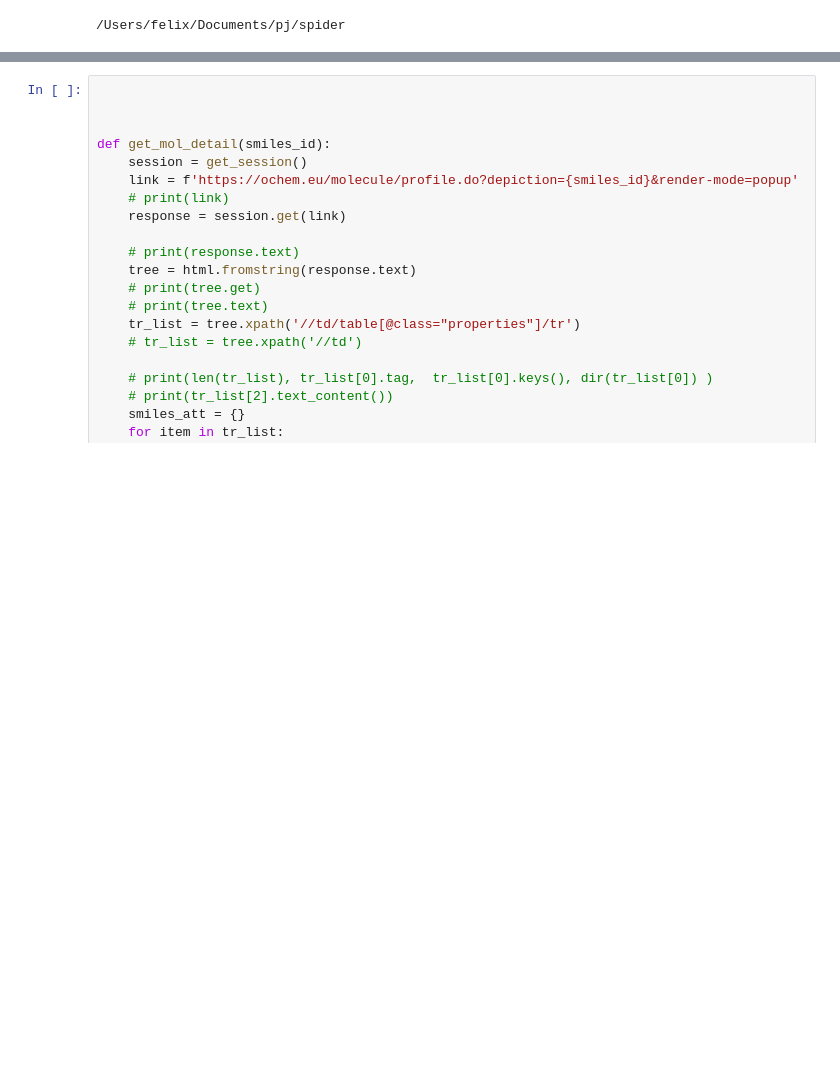
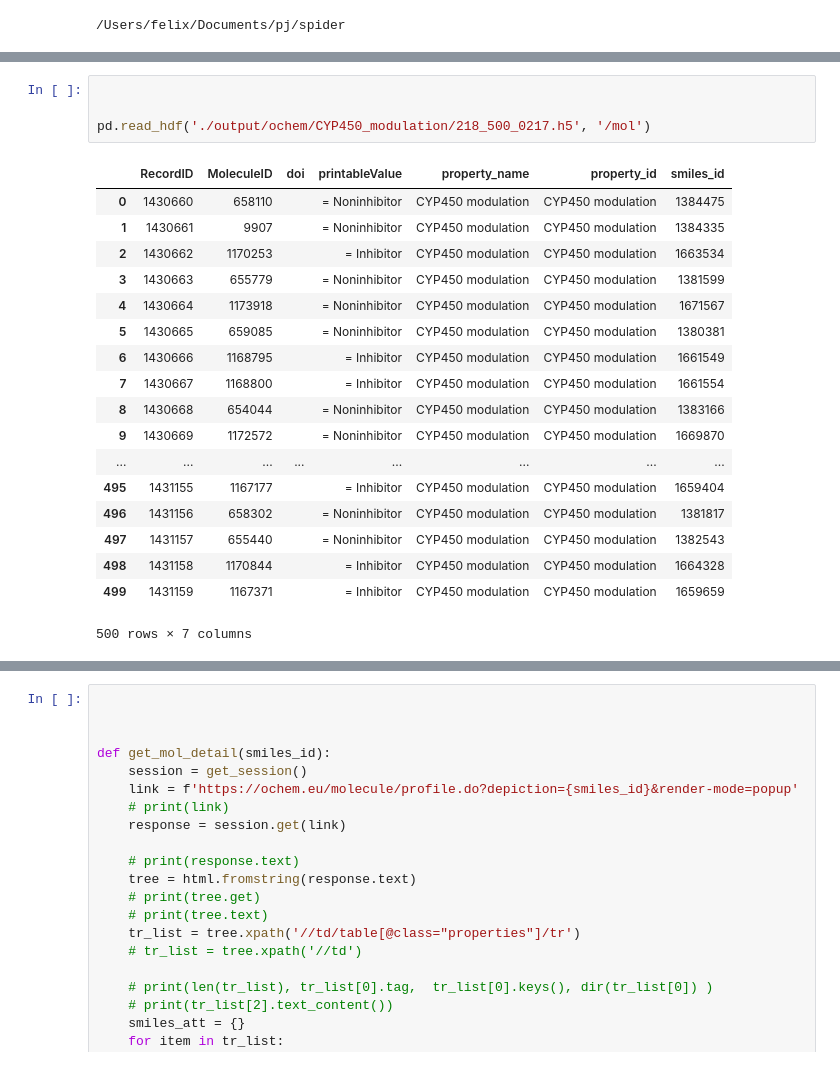
Before and after one commit to Flyfoxs/spider, a Jupyter notebook: notebook/ochem.ipynb, the cells around one changed output, grey strips where cells are left out. Drawn from its saved outputs; the diff is of its cells as text; blank space fills up the shorter version.

```diff
--- a/notebook/ochem.ipynb
+++ b/notebook/ochem.ipynb
@@ -16,0 +79,23 @@ from core.ochem import *
+# %%
+
+
+pd.read_hdf('./output/ochem/CYP450_modulation/218_500_0217.h5', '/mol')
+# %% [output]
+|  | RecordID | MoleculeID | doi | printableValue | property_name | property_id | smiles_id |
+| 0 | 1430660 | 658110 |  | = Noninhibitor | CYP450 modulation | CYP450 modulation | 1384475 |
+| 1 | 1430661 | 9907 |  | = Noninhibitor | CYP450 modulation | CYP450 modulation | 1384335 |
+| 2 | 1430662 | 1170253 |  | = Inhibitor | CYP450 modulation | CYP450 modulation | 1663534 |
+| 3 | 1430663 | 655779 |  | = Noninhibitor | CYP450 modulation | CYP450 modulation | 1381599 |
+| 4 | 1430664 | 1173918 |  | = Noninhibitor | CYP450 modulation | CYP450 modulation | 1671567 |
+| 5 | 1430665 | 659085 |  | = Noninhibitor | CYP450 modulation | CYP450 modulation | 1380381 |
+| 6 | 1430666 | 1168795 |  | = Inhibitor | CYP450 modulation | CYP450 modulation | 1661549 |
+| 7 | 1430667 | 1168800 |  | = Inhibitor | CYP450 modulation | CYP450 modulation | 1661554 |
+| 8 | 1430668 | 654044 |  | = Noninhibitor | CYP450 modulation | CYP450 modulation | 1383166 |
+| 9 | 1430669 | 1172572 |  | = Noninhibitor | CYP450 modulation | CYP450 modulation | 1669870 |
+| ... | ... | ... | ... | ... | ... | ... | ... |
+| 495 | 1431155 | 1167177 |  | = Inhibitor | CYP450 modulation | CYP450 modulation | 1659404 |
+| 496 | 1431156 | 658302 |  | = Noninhibitor | CYP450 modulation | CYP450 modulation | 1381817 |
+| 497 | 1431157 | 655440 |  | = Noninhibitor | CYP450 modulation | CYP450 modulation | 1382543 |
+| 498 | 1431158 | 1170844 |  | = Inhibitor | CYP450 modulation | CYP450 modulation | 1664328 |
+| 499 | 1431159 | 1167371 |  | = Inhibitor | CYP450 modulation | CYP450 modulation | 1659659 |
+500 rows × 7 columns
```
Also changed, not shown: parts of 7 cells of this notebook, 4 other files.
